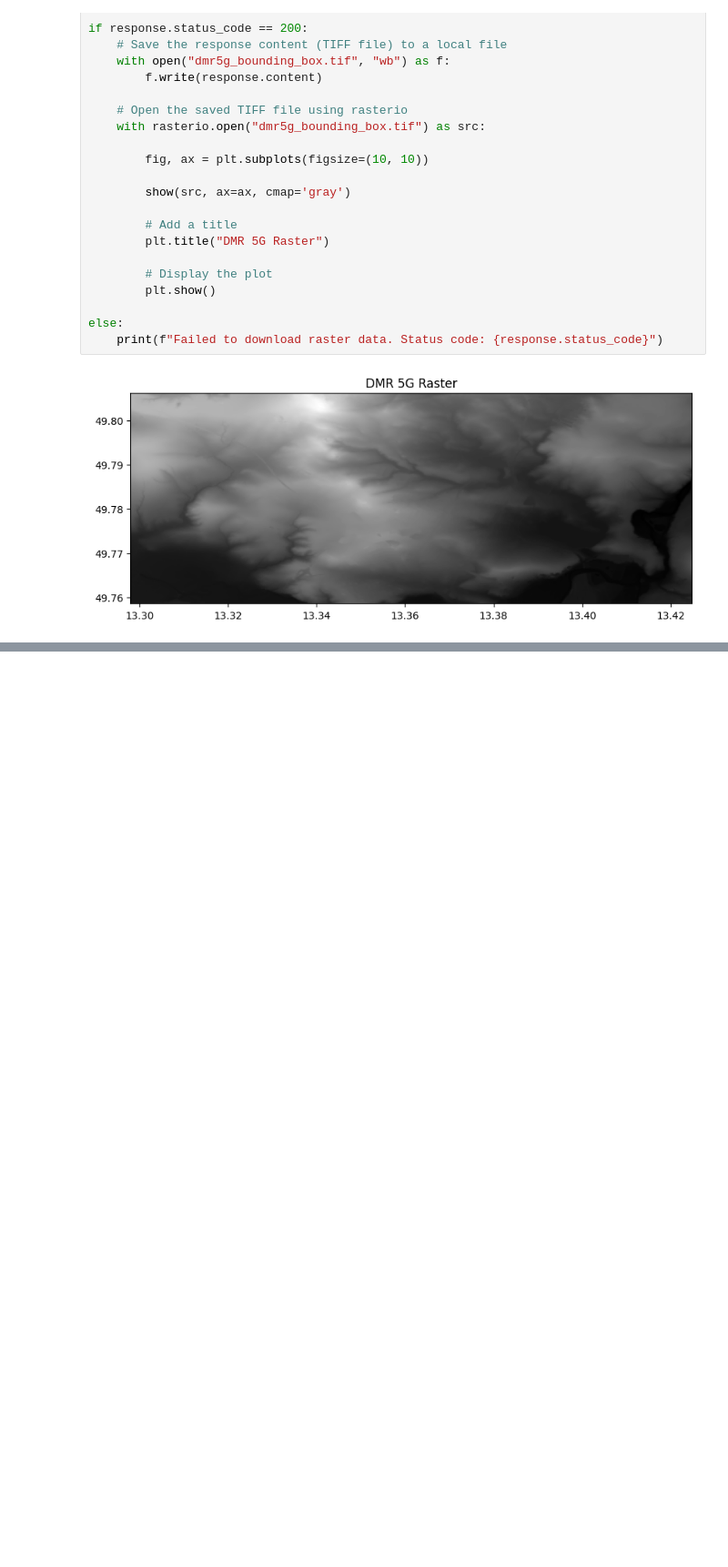
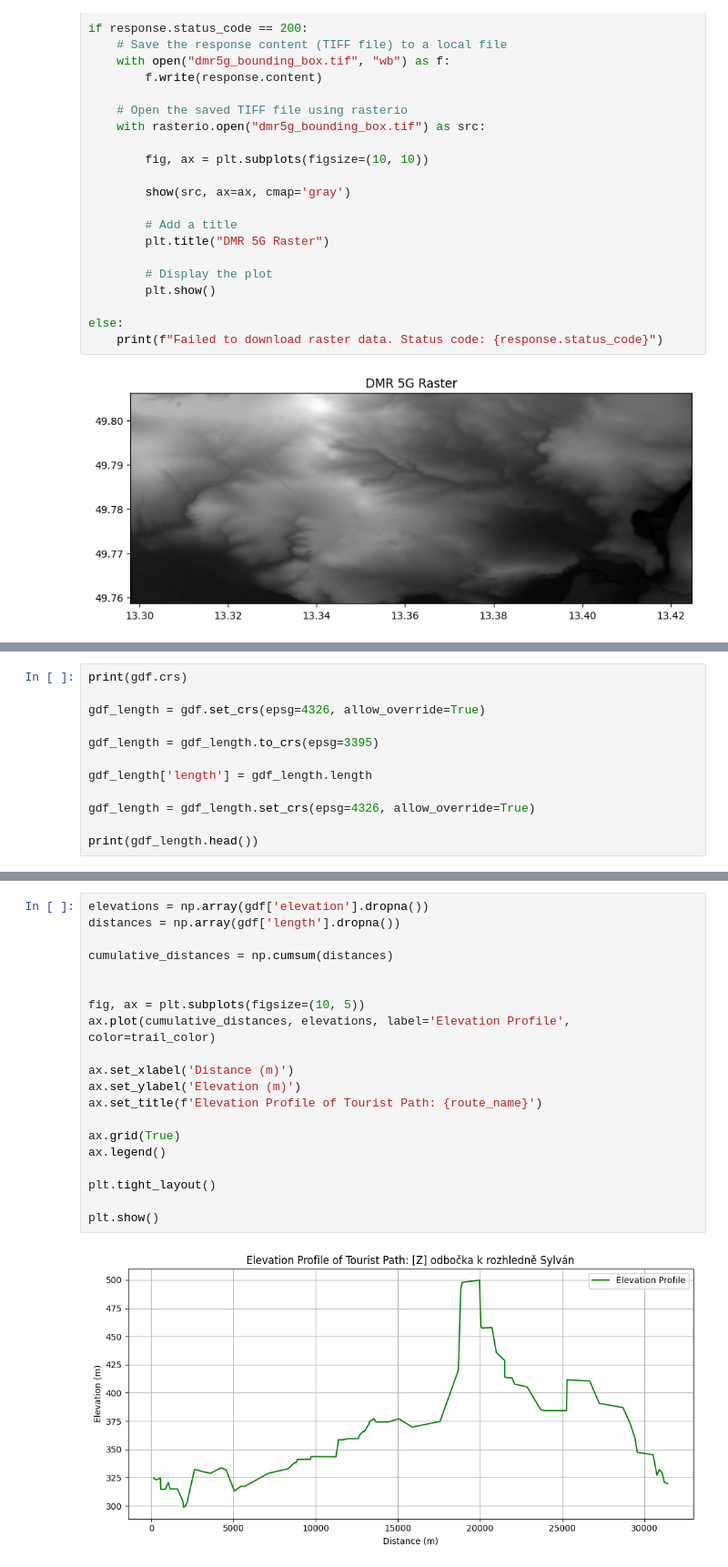
Before and after one commit to kovarmi9/UZPR_elevation_profile_analysis, a Jupyter notebook: Untitled.ipynb, the cells around one changed output, grey strips where cells are left out. Shown at 91% size. Saved outputs shown, nothing was run; the diff lists cells and outputs as text; blank space fills up the shorter version.

```diff
--- a/Untitled.ipynb
+++ b/Untitled.ipynb
@@ -574,0 +628,12 @@ else:
+# %%
+print(gdf.crs)
+
+gdf_length = gdf.set_crs(epsg=4326, allow_override=True)
+
+gdf_length = gdf_length.to_crs(epsg=3395)
+
+gdf_length['length'] = gdf_length.length
+
+gdf_length = gdf_length.set_crs(epsg=4326, allow_override=True)
+
+print(gdf_length.head())
@@ -574,0 +707,22 @@ else:
+# %%
+elevations = np.array(gdf['elevation'].dropna())
+distances = np.array(gdf['length'].dropna())
+
+cumulative_distances = np.cumsum(distances)
+
+
+fig, ax = plt.subplots(figsize=(10, 5))
+ax.plot(cumulative_distances, elevations, label='Elevation Profile', color=trail_color)
+
+ax.set_xlabel('Distance (m)')
+ax.set_ylabel('Elevation (m)')
+ax.set_title(f'Elevation Profile of Tourist Path: {route_name}')
+
+ax.grid(True)
+ax.legend()
+
+plt.tight_layout()
+
+plt.show()
+# %% [output]
+[figure, added]
```
Also changed, not shown: parts of 3 cells of this notebook, 1 other file.
